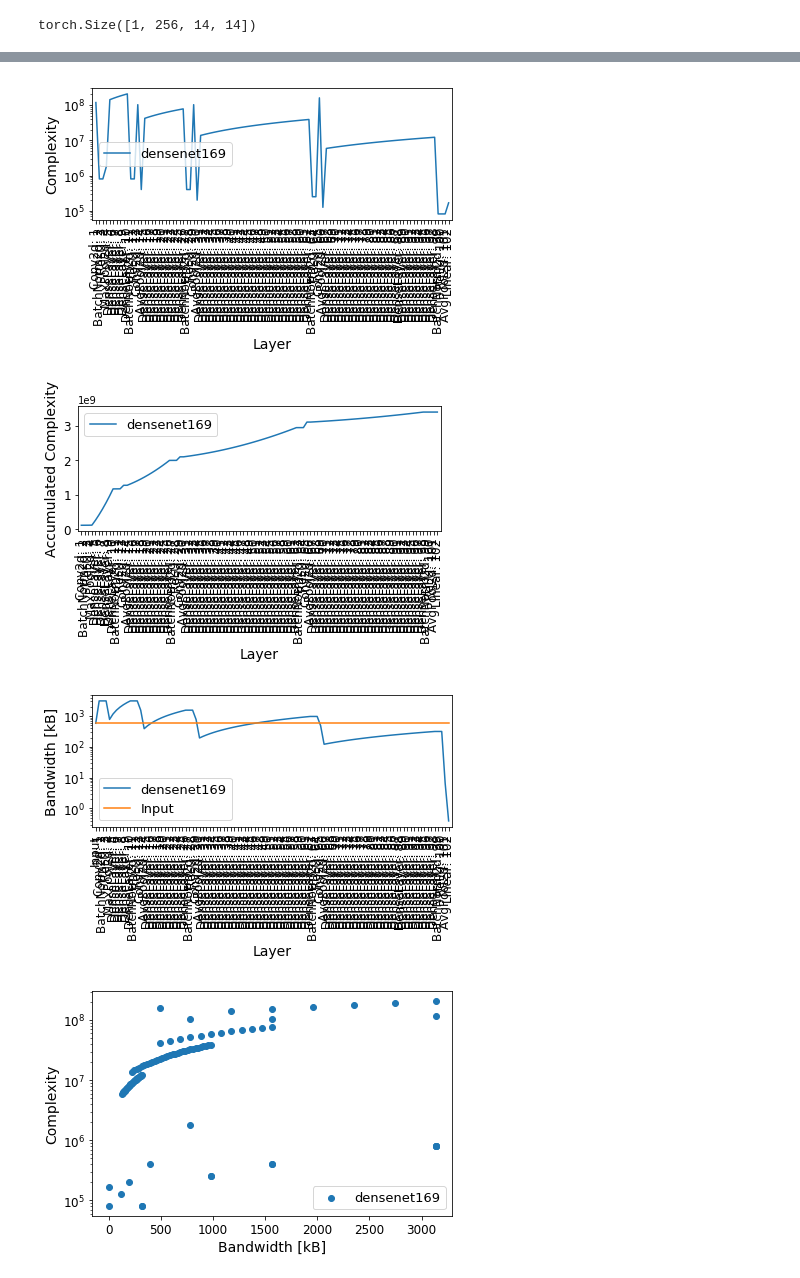
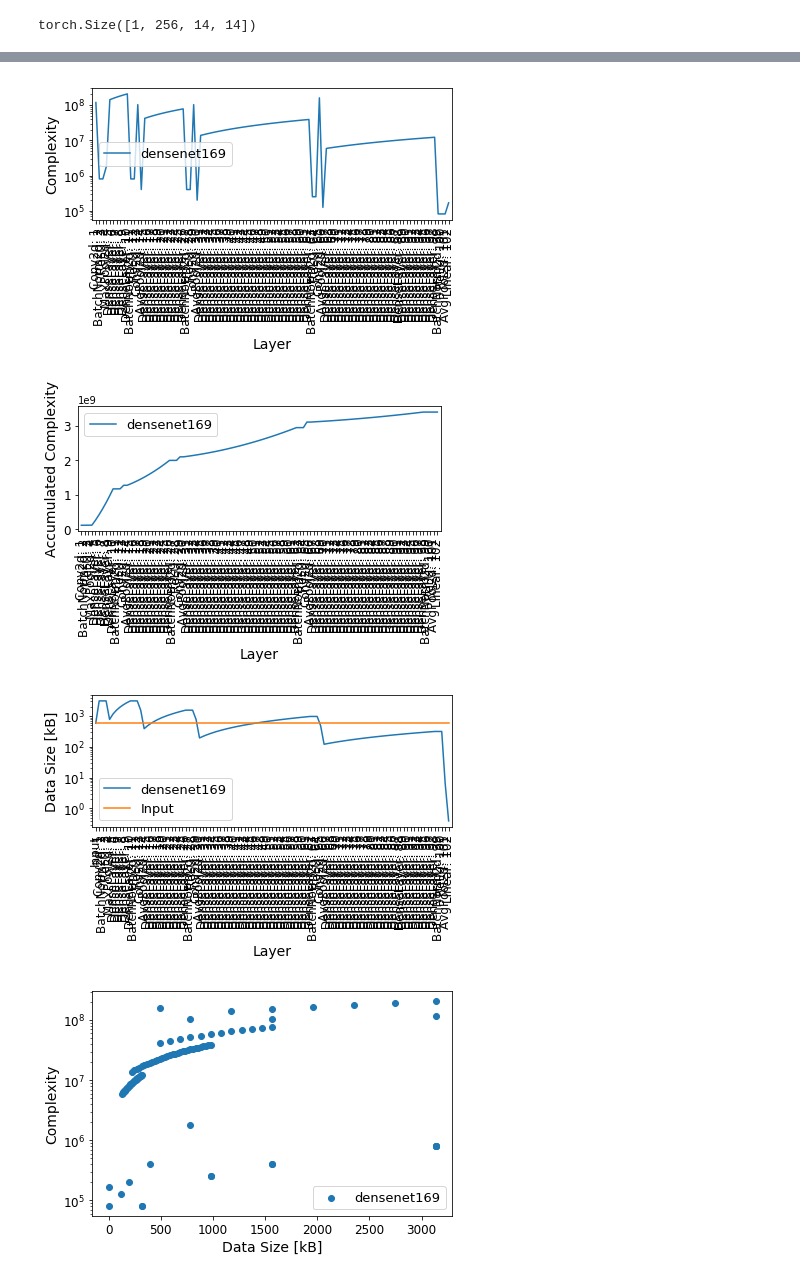
Before and after one commit to yoshitomo-matsubara/head-network-distillation, a Jupyter notebook: src/splittable_point_finder.ipynb, the cells around one changed output, grey strips where cells are left out. Drawn from its saved outputs; the diff is of its cells as text; code cells hidden in the pictures.

```diff
--- a/src/splittable_point_finder.ipynb
+++ b/src/splittable_point_finder.ipynb
@@ -107,10 +107,10 @@ Number  Module  Output bandwidth        Output size
 8       ReLU    0.7151  torch.Size([1, 128, 29, 29])
 10      AvgPool2d       0.3333  torch.Size([1, 256, 14, 14])
 # %%
-op_counts, bandwidths, accum_complexities = net_measure_util.compute_model_complexity_and_bandwidth(model, config['model']['type'], input_shape, scaled=False)
+op_counts, data_sizes, accum_complexities = net_measure_util.compute_model_complexity_and_data_size(model, config['model']['type'], input_shape, scaled=False)
 # %% [output]
 Number of Operations: 3399.00887M
 [figure]
 [figure]
-[figure, old version]
+[figure, new version]
-[figure, old version]
+[figure, new version]
```
Also changed, not shown: parts of 9 cells of this notebook, 6 other files.
